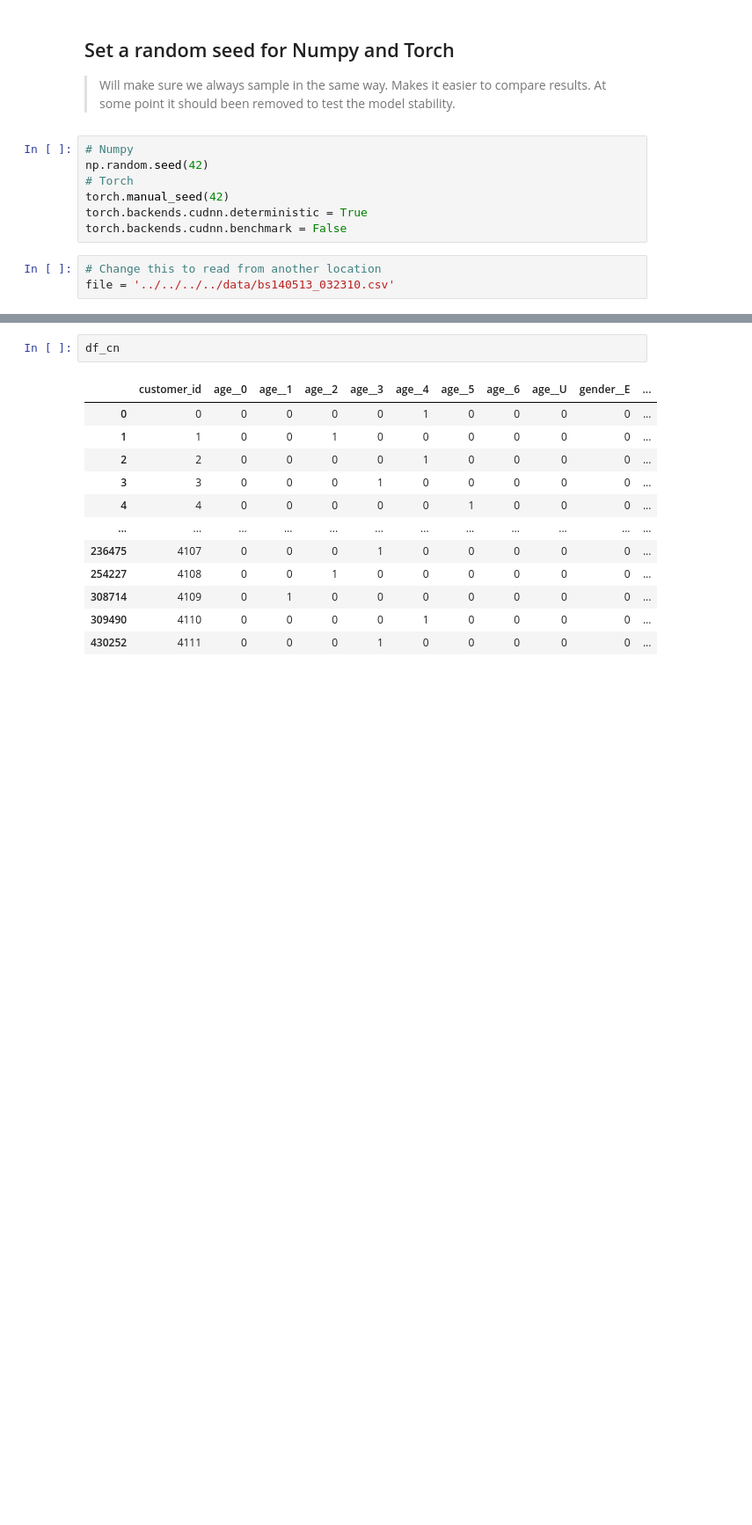
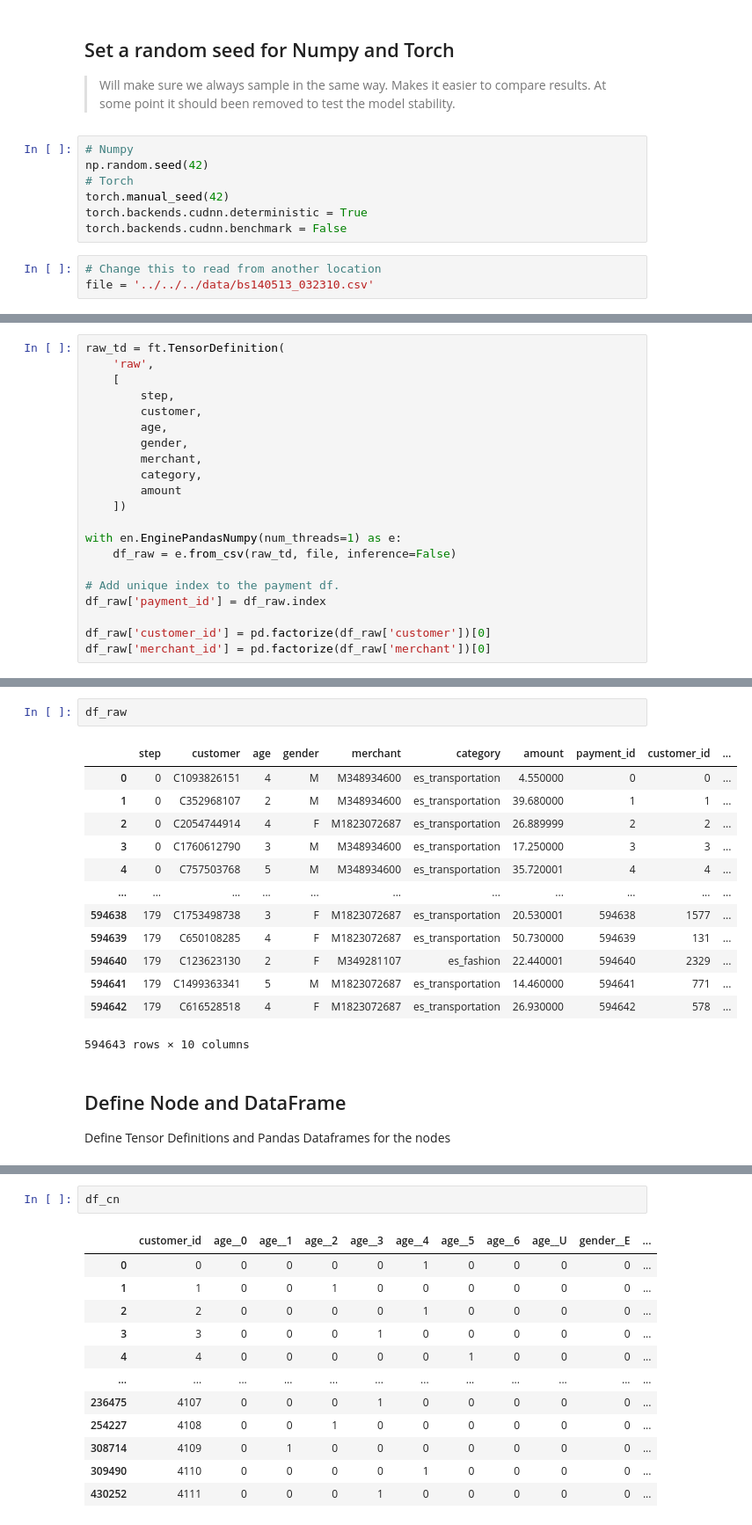
Before and after one commit to t0kk35/d373c7, a Jupyter notebook: notebooks/03_graph/01_Intro/01_Intro_graphs.ipynb, the cells around one changed output, grey strips where cells are left out. Shown at 88% size. Drawn from its saved outputs; the diff is of its cells as text; blank space fills up the shorter version.

```diff
--- a/notebooks/03_graph/01_classifiers/01_geometric/01_BaseGNN_graph_classifier_3_nodes.ipynb
+++ b/notebooks/03_graph/01_Intro/01_Intro_graphs.ipynb
@@ -52,4 +35,4 @@ torch.backends.cudnn.deterministic = True
 torch.backends.cudnn.benchmark = False
 # %%
 # Change this to read from another location
-file = '../../../../data/bs140513_032310.csv'
+file = '../../../data/bs140513_032310.csv'
@@ -180,0 +67,21 @@ labels = df_labels.to_numpy()
+# %%
+raw_td = ft.TensorDefinition(
+    'raw',
+    [
+        step,
+        customer,
+        age,
+        gender,
+        merchant,
+        category,
+        amount
+    ])
+
+with en.EnginePandasNumpy(num_threads=1) as e:
+    df_raw = e.from_csv(raw_td, file, inference=False)
+
+# Add unique index to the payment df.
+df_raw['payment_id'] = df_raw.index
+
+df_raw['customer_id'] = pd.factorize(df_raw['customer'])[0]
+df_raw['merchant_id'] = pd.factorize(df_raw['merchant'])[0]
@@ -180,0 +97,19 @@ labels = df_labels.to_numpy()
+# %%
+df_raw
+# %% [output]
+|  | step | customer | age | gender | merchant | category | amount | payment_id | customer_id | ... |
+| 0 | 0 | C1093826151 | 4 | M | M348934600 | es_transportation | 4.550000 | 0 | 0 | ... |
+| 1 | 0 | C352968107 | 2 | M | M348934600 | es_transportation | 39.680000 | 1 | 1 | ... |
+| 2 | 0 | C2054744914 | 4 | F | M1823072687 | es_transportation | 26.889999 | 2 | 2 | ... |
+| 3 | 0 | C1760612790 | 3 | M | M348934600 | es_transportation | 17.250000 | 3 | 3 | ... |
+| 4 | 0 | C757503768 | 5 | M | M348934600 | es_transportation | 35.720001 | 4 | 4 | ... |
+| ... | ... | ... | ... | ... | ... | ... | ... | ... | ... | ... |
+| 594638 | 179 | C1753498738 | 3 | F | M1823072687 | es_transportation | 20.530001 | 594638 | 1577 | ... |
+| 594639 | 179 | C650108285 | 4 | F | M1823072687 | es_transportation | 50.730000 | 594639 | 131 | ... |
+| 594640 | 179 | C123623130 | 2 | F | M349281107 | es_fashion | 22.440001 | 594640 | 2329 | ... |
+| 594641 | 179 | C1499363341 | 5 | M | M1823072687 | es_transportation | 14.460000 | 594641 | 771 | ... |
+| 594642 | 179 | C616528518 | 4 | F | M1823072687 | es_transportation | 26.930000 | 594642 | 578 | ... |
+594643 rows × 10 columns
+# %% [markdown]
+## Define Node and DataFrame
+Define Tensor Definitions and Pandas Dataframes for the nodes
```
Also changed, not shown: parts of 29 cells of this notebook, 18 other files.
